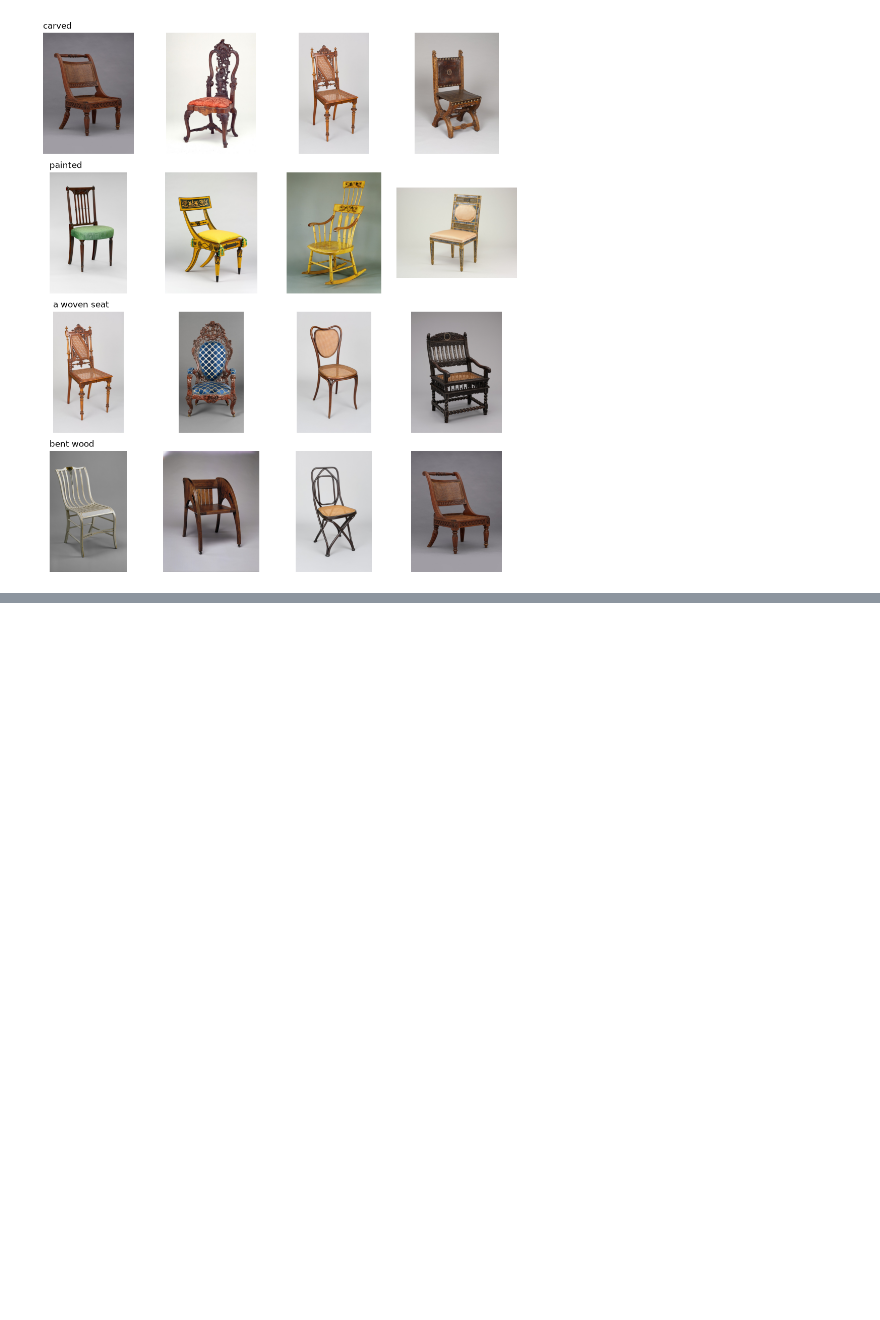
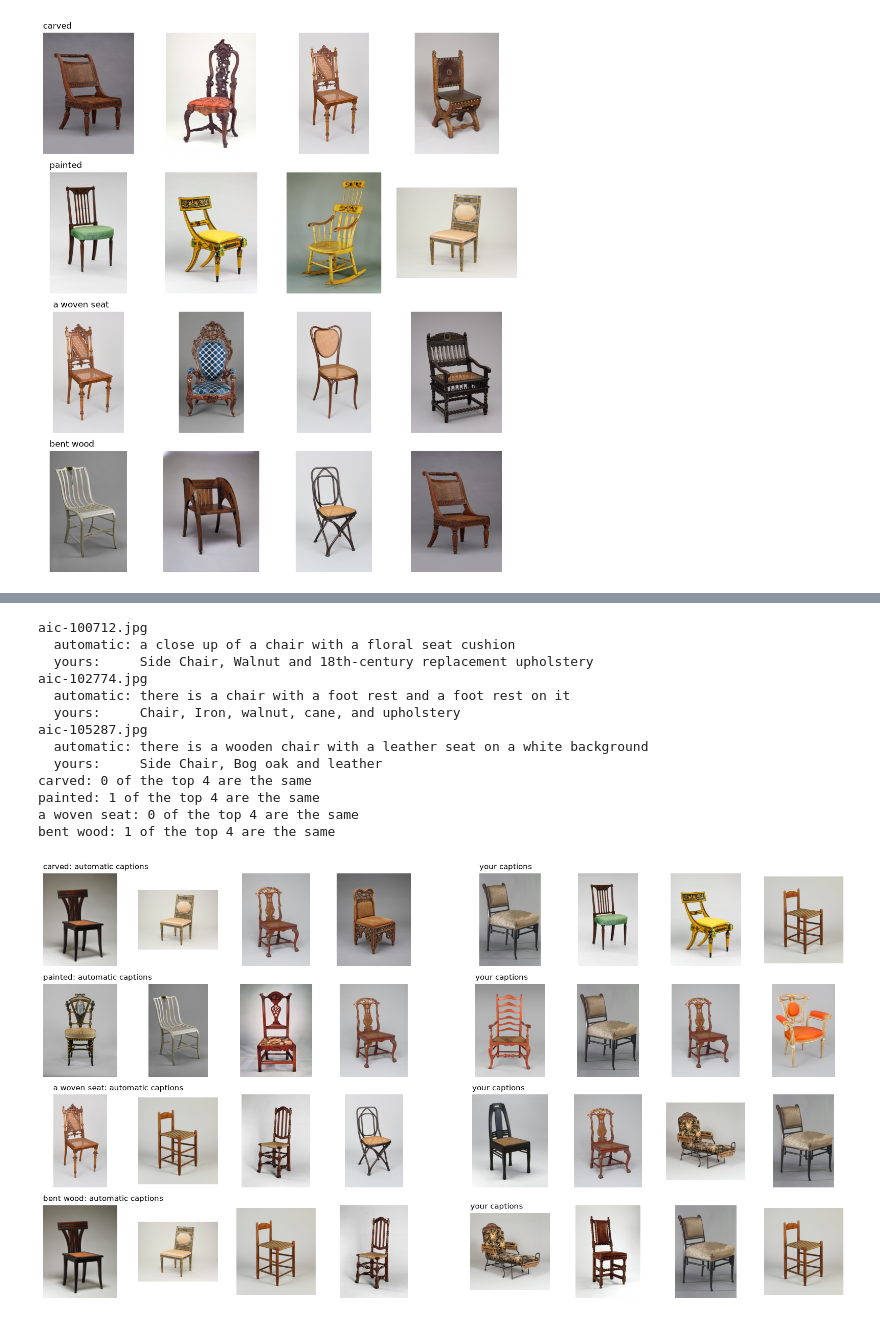
Before and after one commit to chuanenlin/mlfordesign, a Jupyter notebook: notebooks/week-04-map-your-set.ipynb, the cells around one changed output, grey strips where cells are left out. Cells and saved outputs as stored; diff of their text form; code cells hidden in the pictures; blank space fills up the shorter version.

```diff
--- a/notebooks/week-04-map-your-set.ipynb
+++ b/notebooks/week-04-map-your-set.ipynb
@@ -134,0 +139,66 @@ plt.show()
+# %%
+# Your captions: a file captions.csv with two columns, file and caption, one row for each image.
+if USE_EXAMPLE:  # the second set for the example: each chair's title and materials from its museum record
+    if not os.path.exists("captions.csv"):
+        open("captions.csv", "w").write(requests.get(base + "captions-museum.csv", timeout=60).text)
+else:
+    print("Pick your captions.csv:")
+    unzip_upload(".")
+
+import csv
+from transformers import BlipForConditionalGeneration, BlipProcessor
+bproc = BlipProcessor.from_pretrained("Salesforce/blip-image-captioning-large")
+blip = BlipForConditionalGeneration.from_pretrained("Salesforce/blip-image-captioning-large").to(dev).eval()
+files = [os.path.basename(p) for p in train]
+auto = []
+with torch.no_grad():
+    for p in train:
+        out = blip.generate(**bproc(images=Image.open(p).convert("RGB"), return_tensors="pt").to(dev), max_new_tokens=30)
+        auto.append(bproc.decode(out[0], skip_special_tokens=True))
+yours = {r["file"]: r["caption"] for r in csv.DictReader(open("captions.csv"))}
+yours = [yours.get(f, "") for f in files]
+for f, a, y in list(zip(files, auto, yours))[:3]:
+    print(f"{f}\n  automatic: {a}\n  yours:     {y}")
+
+def text_embed(texts):
+    with torch.no_grad():
+        t = model.get_text_features(**proc(text=texts, return_tensors="pt", padding=True, truncation=True).to(dev))
+        if not torch.is_tensor(t):
+            t = t.text_embeds if getattr(t, "text_embeds", None) is not None else t.pooler_output
+            if t.shape[-1] != model.config.projection_dim:
+                t = model.text_projection(t)
+    return torch.nn.functional.normalize(t, dim=-1).cpu().numpy()
+
+A, Y = text_embed(auto), text_embed(yours)
+Q = text_embed([f"a chair with {w}" if w.startswith("a ") else f"a {w} chair" for w in WORDS])
+fig, axes = plt.subplots(len(WORDS), 9, figsize=(16, 2.2 * len(WORDS)), squeeze=False,
+                         gridspec_kw={"width_ratios": [1, 1, 1, 1, 0.25, 1, 1, 1, 1]})
+for i, w in enumerate(WORDS):
+    top_a, top_y = np.argsort(-(Q[i] @ A.T))[:4], np.argsort(-(Q[i] @ Y.T))[:4]
+    for k, j in enumerate(top_a):
+        axes[i, k].imshow(Image.open(train[j]).convert("RGB"))
+    for k, j in enumerate(top_y):
+        axes[i, 5 + k].imshow(Image.open(train[j]).convert("RGB"))
+    for ax in axes[i]:
+        ax.axis("off")
+    axes[i, 0].set_title(f"{w}: automatic captions", loc="left", fontsize=11)
+    axes[i, 5].set_title("your captions", loc="left", fontsize=11)
+    print(f"{w}: {len(set(top_a) & set(top_y))} of the top 4 are the same")
+plt.tight_layout()
+plt.savefig("captions-compare.jpg", dpi=100)
+plt.show()
+# %% [output]
+aic-100712.jpg
+  automatic: a close up of a chair with a floral seat cushion
+  yours:     Side Chair, Walnut and 18th-century replacement upholstery
+aic-102774.jpg
+  automatic: there is a chair with a foot rest and a foot rest on it
+  yours:     Chair, Iron, walnut, cane, and upholstery
+aic-105287.jpg
+  automatic: there is a wooden chair with a leather seat on a white background
+  yours:     Side Chair, Bog oak and leather
+carved: 0 of the top 4 are the same
+painted: 1 of the top 4 are the same
+a woven seat: 0 of the top 4 are the same
+bent wood: 1 of the top 4 are the same
+[figure, added]
```
Also changed, not shown: parts of 2 cells of this notebook, 3 other files.
